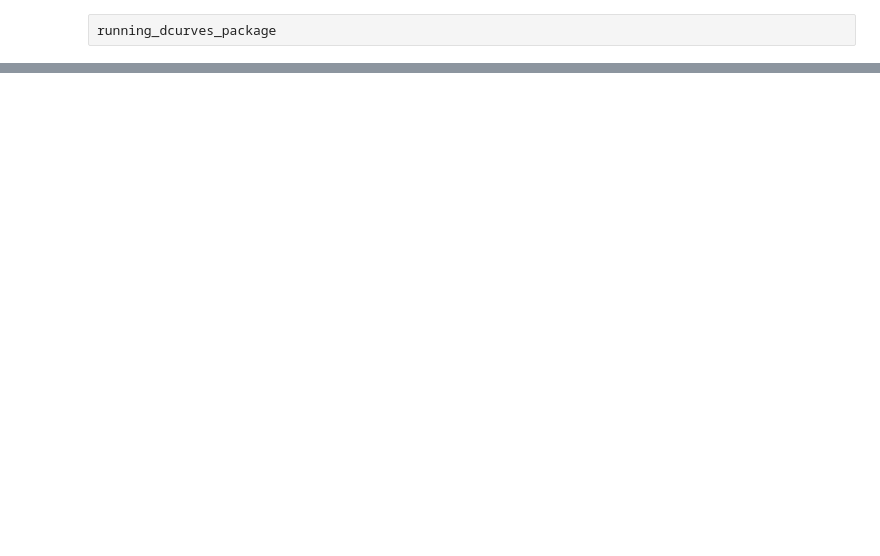
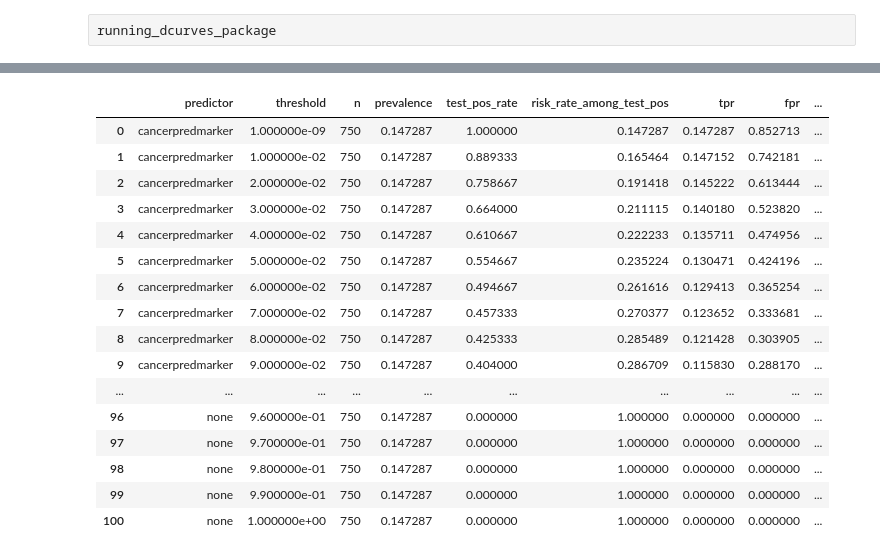
Before and after one commit to MSKCC-Epi-Bio/dcurves, a Jupyter notebook: jupyter_notebooks/running_dcurves.ipynb, the cells around one changed output, grey strips where cells are left out. Saved outputs shown, nothing was run; the diff lists cells and outputs as text; code cells hidden in the pictures; blank space fills up the shorter version.

```diff
--- a/jupyter_notebooks/running_dcurves.ipynb
+++ b/jupyter_notebooks/running_dcurves.ipynb
@@ -131,3 +70,23 @@ dcurves.plot_net_benefit_graphs(dan_test_output_df)
+# %%
+survival_output_df
+# %% [output]
+|  | predictor | threshold | n | prevalence | test_pos_rate | risk_rate_among_test_pos | tpr | fpr | ... |
+| 0 | cancerpredmarker | 1.000000e-09 | 750 | 0.147287 | 1.000000 | 0.147287 | 0.147287 | 0.852713 | ... |
+| 1 | cancerpredmarker | 1.000000e-02 | 750 | 0.147287 | 0.889333 | 0.165464 | 0.147152 | 0.742181 | ... |
+| 2 | cancerpredmarker | 2.000000e-02 | 750 | 0.147287 | 0.758667 | 0.191418 | 0.145222 | 0.613444 | ... |
+| 3 | cancerpredmarker | 3.000000e-02 | 750 | 0.147287 | 0.664000 | 0.211115 | 0.140180 | 0.523820 | ... |
+| 4 | cancerpredmarker | 4.000000e-02 | 750 | 0.147287 | 0.610667 | 0.222233 | 0.135711 | 0.474956 | ... |
+| 5 | cancerpredmarker | 5.000000e-02 | 750 | 0.147287 | 0.554667 | 0.235224 | 0.130471 | 0.424196 | ... |
+| 6 | cancerpredmarker | 6.000000e-02 | 750 | 0.147287 | 0.494667 | 0.261616 | 0.129413 | 0.365254 | ... |
+| 7 | cancerpredmarker | 7.000000e-02 | 750 | 0.147287 | 0.457333 | 0.270377 | 0.123652 | 0.333681 | ... |
+| 8 | cancerpredmarker | 8.000000e-02 | 750 | 0.147287 | 0.425333 | 0.285489 | 0.121428 | 0.303905 | ... |
+| 9 | cancerpredmarker | 9.000000e-02 | 750 | 0.147287 | 0.404000 | 0.286709 | 0.115830 | 0.288170 | ... |
+| ... | ... | ... | ... | ... | ... | ... | ... | ... | ... |
+| 96 | none | 9.600000e-01 | 750 | 0.147287 | 0.000000 | 1.000000 | 0.000000 | 0.000000 | ... |
+| 97 | none | 9.700000e-01 | 750 | 0.147287 | 0.000000 | 1.000000 | 0.000000 | 0.000000 | ... |
+| 98 | none | 9.800000e-01 | 750 | 0.147287 | 0.000000 | 1.000000 | 0.000000 | 0.000000 | ... |
+| 99 | none | 9.900000e-01 | 750 | 0.147287 | 0.000000 | 1.000000 | 0.000000 | 0.000000 | ... |
+| 100 | none | 1.000000e+00 | 750 | 0.147287 | 0.000000 | 1.000000 | 0.000000 | 0.000000 | ... |
 # %%
 # dan_test_output_df.to_csv('/Users/ShaunPorwal/Desktop/dan_test_python_output.tsv')
 # %%
```
Also changed, not shown: parts of 13 cells of this notebook, 2 other files.
